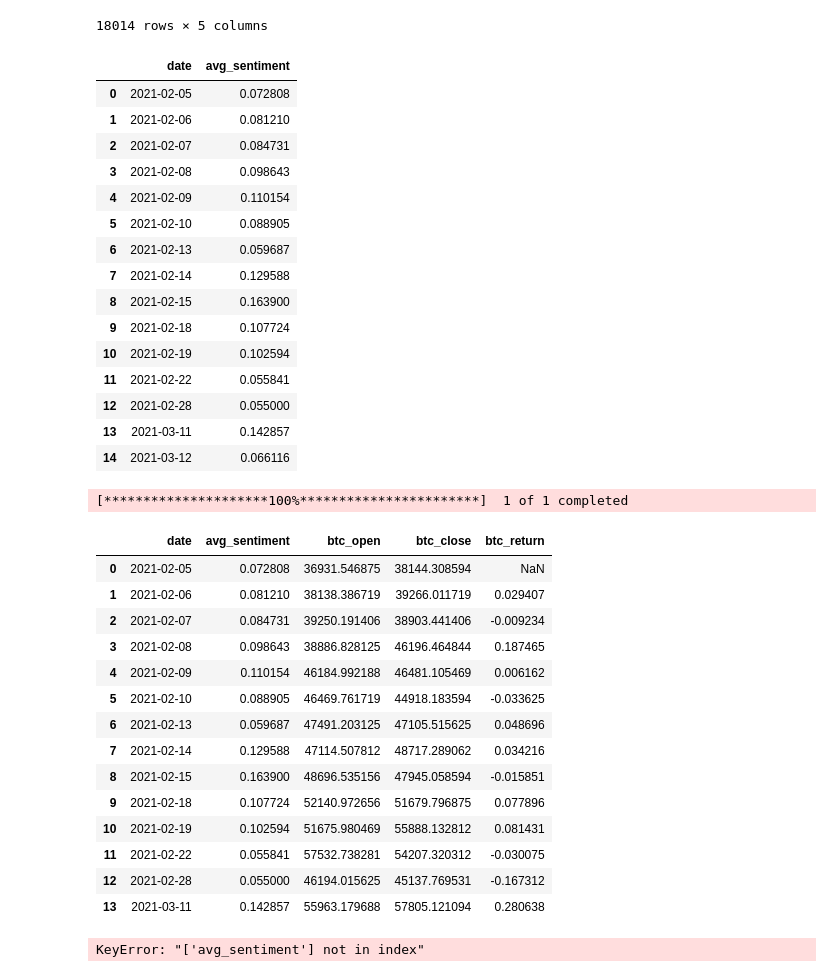
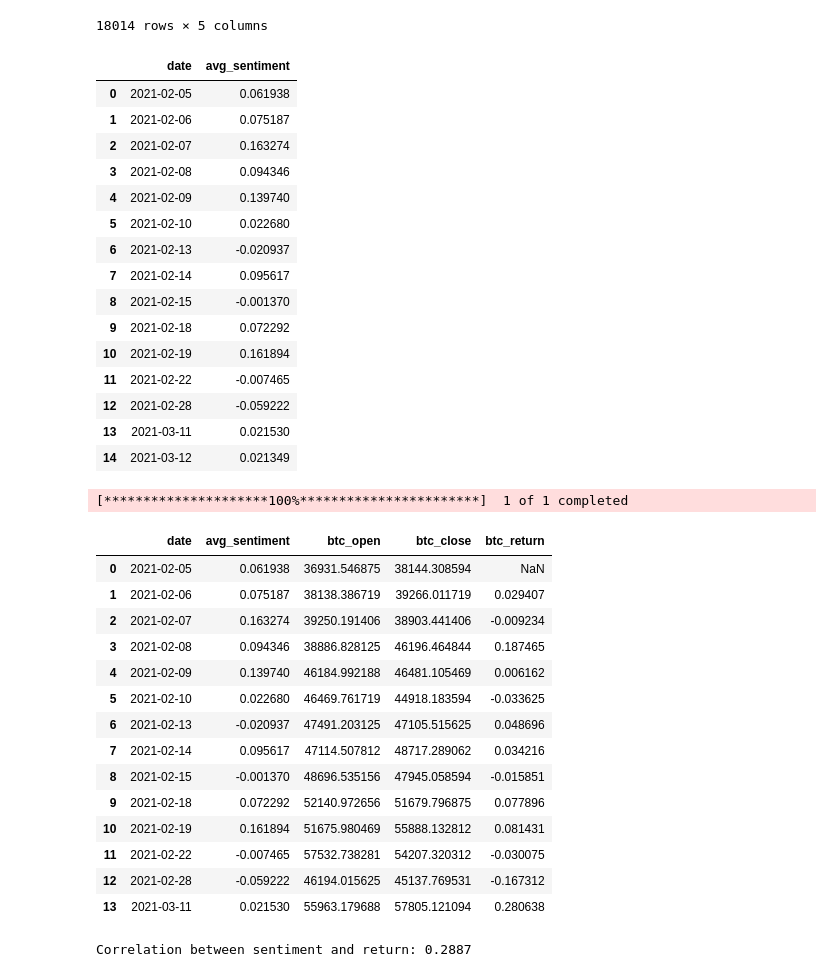
Before and after one commit to stoyanvalchev/bitcoin_sentiment_analsyis, a Jupyter notebook: bitcoin_prediction.ipynb, the cells around one changed output. Drawn from its saved outputs; the diff is of its cells as text; code cells hidden in the pictures.

```diff
--- a/bitcoin_prediction.ipynb
+++ b/bitcoin_prediction.ipynb
@@ -104,32 +104,34 @@ df_sentiment
 | 48578 | 2010-03-15 03:38:08 | 2787 | 2021-03-11 22:30:23 | Bill Gates advised against invest... | Negative |
 18014 rows × 5 columns
 # %%
+import numpy as np
 df_sentiment = pd.read_csv("datasets/sentiment_tweets.csv", parse_dates=['date'])
 sentiment_score = {'Positive': 1, 'Neutral': 0, 'Negative': -1}
 df_sentiment['sentiment_score'] = df_sentiment['sentiment'].map(sentiment_score)
 
-# Aggregate sentiment per day
-daily_sentiment = df_sentiment.groupby(df_sentiment['date'].dt.floor('d'))['sentiment_score'].mean().reset_index()
-daily_sentiment.columns = ['date', 'avg_sentiment']
+# Aggregate sentiment per day as a weighted average based on follower count
+daily_sentiment = df_sentiment.groupby(df_sentiment['date'].dt.floor('d')).apply(
+    lambda x: np.average(x['sentiment_score'], weights=x['user_followers'])
+).reset_index(name='avg_sentiment')
 
 daily_sentiment
 # %% [output]
 |  | date | avg_sentiment |
-| 0 | 2021-02-05 | 0.072808 |
-| 1 | 2021-02-06 | 0.081210 |
-| 2 | 2021-02-07 | 0.084731 |
-| 3 | 2021-02-08 | 0.098643 |
-| 4 | 2021-02-09 | 0.110154 |
-| 5 | 2021-02-10 | 0.088905 |
-| 6 | 2021-02-13 | 0.059687 |
-| 7 | 2021-02-14 | 0.129588 |
-| 8 | 2021-02-15 | 0.163900 |
-| 9 | 2021-02-18 | 0.107724 |
-| 10 | 2021-02-19 | 0.102594 |
-| 11 | 2021-02-22 | 0.055841 |
-| 12 | 2021-02-28 | 0.055000 |
-| 13 | 2021-03-11 | 0.142857 |
-| 14 | 2021-03-12 | 0.066116 |
+| 0 | 2021-02-05 | 0.061938 |
+| 1 | 2021-02-06 | 0.075187 |
+| 2 | 2021-02-07 | 0.163274 |
+| 3 | 2021-02-08 | 0.094346 |
+| 4 | 2021-02-09 | 0.139740 |
+| 5 | 2021-02-10 | 0.022680 |
+| 6 | 2021-02-13 | -0.020937 |
+| 7 | 2021-02-14 | 0.095617 |
+| 8 | 2021-02-15 | -0.001370 |
+| 9 | 2021-02-18 | 0.072292 |
+| 10 | 2021-02-19 | 0.161894 |
+| 11 | 2021-02-22 | -0.007465 |
+| 12 | 2021-02-28 | -0.059222 |
+| 13 | 2021-03-11 | 0.021530 |
+| 14 | 2021-03-12 | 0.021349 |
 # %%
 import yfinance as yf
 
@@ -149,20 +151,20 @@ merged['btc_return'] = merged['btc_close'].pct_change()
 merged
 # %% [output]
 |  | date | avg_sentiment | btc_open | btc_close | btc_return |
-| 0 | 2021-02-05 | 0.072808 | 36931.546875 | 38144.308594 | NaN |
-| 1 | 2021-02-06 | 0.081210 | 38138.386719 | 39266.011719 | 0.029407 |
-| 2 | 2021-02-07 | 0.084731 | 39250.191406 | 38903.441406 | -0.009234 |
-| 3 | 2021-02-08 | 0.098643 | 38886.828125 | 46196.464844 | 0.187465 |
-| 4 | 2021-02-09 | 0.110154 | 46184.992188 | 46481.105469 | 0.006162 |
-| 5 | 2021-02-10 | 0.088905 | 46469.761719 | 44918.183594 | -0.033625 |
-| 6 | 2021-02-13 | 0.059687 | 47491.203125 | 47105.515625 | 0.048696 |
-| 7 | 2021-02-14 | 0.129588 | 47114.507812 | 48717.289062 | 0.034216 |
-| 8 | 2021-02-15 | 0.163900 | 48696.535156 | 47945.058594 | -0.015851 |
-| 9 | 2021-02-18 | 0.107724 | 52140.972656 | 51679.796875 | 0.077896 |
-| 10 | 2021-02-19 | 0.102594 | 51675.980469 | 55888.132812 | 0.081431 |
-| 11 | 2021-02-22 | 0.055841 | 57532.738281 | 54207.320312 | -0.030075 |
-| 12 | 2021-02-28 | 0.055000 | 46194.015625 | 45137.769531 | -0.167312 |
-| 13 | 2021-03-11 | 0.142857 | 55963.179688 | 57805.121094 | 0.280638 |
+| 0 | 2021-02-05 | 0.061938 | 36931.546875 | 38144.308594 | NaN |
+| 1 | 2021-02-06 | 0.075187 | 38138.386719 | 39266.011719 | 0.029407 |
+| 2 | 2021-02-07 | 0.163274 | 39250.191406 | 38903.441406 | -0.009234 |
+| 3 | 2021-02-08 | 0.094346 | 38886.828125 | 46196.464844 | 0.187465 |
+| 4 | 2021-02-09 | 0.139740 | 46184.992188 | 46481.105469 | 0.006162 |
+| 5 | 2021-02-10 | 0.022680 | 46469.761719 | 44918.183594 | -0.033625 |
+| 6 | 2021-02-13 | -0.020937 | 47491.203125 | 47105.515625 | 0.048696 |
+| 7 | 2021-02-14 | 0.095617 | 47114.507812 | 48717.289062 | 0.034216 |
+| 8 | 2021-02-15 | -0.001370 | 48696.535156 | 47945.058594 | -0.015851 |
+| 9 | 2021-02-18 | 0.072292 | 52140.972656 | 51679.796875 | 0.077896 |
+| 10 | 2021-02-19 | 0.161894 | 51675.980469 | 55888.132812 | 0.081431 |
+| 11 | 2021-02-22 | -0.007465 | 57532.738281 | 54207.320312 | -0.030075 |
+| 12 | 2021-02-28 | -0.059222 | 46194.015625 | 45137.769531 | -0.167312 |
+| 13 | 2021-03-11 | 0.021530 | 55963.179688 | 57805.121094 | 0.280638 |
 # %%
 import yfinance as yf
 import pandas as pd
@@ -201,4 +203,4 @@ fig.show()
 correlation = merged[['avg_sentiment', 'btc_return']].corr().iloc[0,1]
 print(f"Correlation between sentiment and return: {correlation:.4f}")
 # %% [output]
-KeyError: "['avg_sentiment'] not in index"
+Correlation between sentiment and return: 0.2887
```
Also changed, not shown: parts of 55 cells of this notebook.
